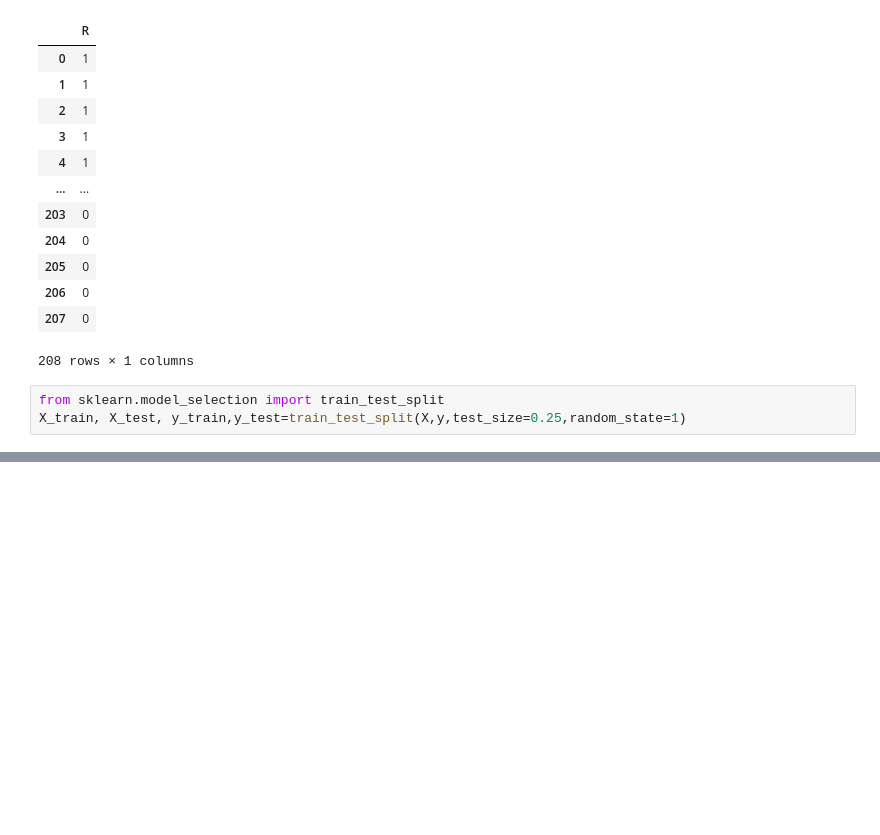
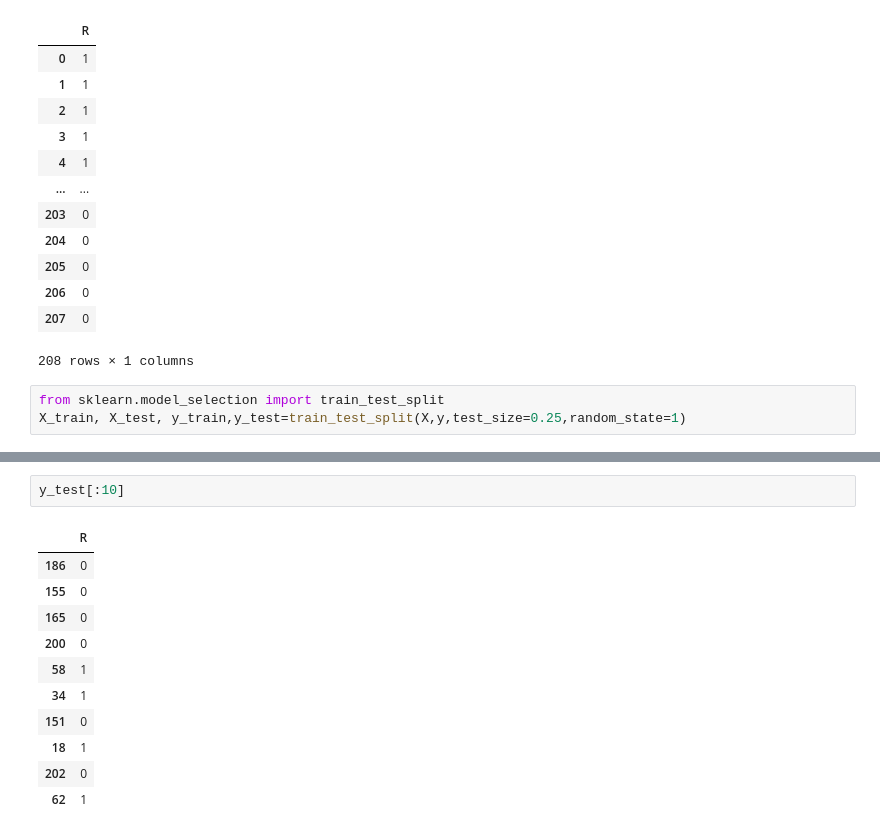
Before and after one commit to robertzengcn/keras-exercise, a Jupyter notebook: dropout/index.ipynb, the cells around one changed output, grey strips where cells are left out. Cells and saved outputs as stored; diff of their text form; blank space fills up the shorter version.

```diff
--- a/dropout/index.ipynb
+++ b/dropout/index.ipynb
@@ -124,0 +198,14 @@ X_train, X_test, y_train,y_test=train_test_split(X,y,test_size=0.25,random_state
+# %%
+y_test[:10]
+# %% [output]
+|  | R |
+| 186 | 0 |
+| 155 | 0 |
+| 165 | 0 |
+| 200 | 0 |
+| 58 | 1 |
+| 34 | 1 |
+| 151 | 0 |
+| 18 | 1 |
+| 202 | 0 |
+| 62 | 1 |
```
Also changed, not shown: parts of 13 cells of this notebook, 4 other files.
